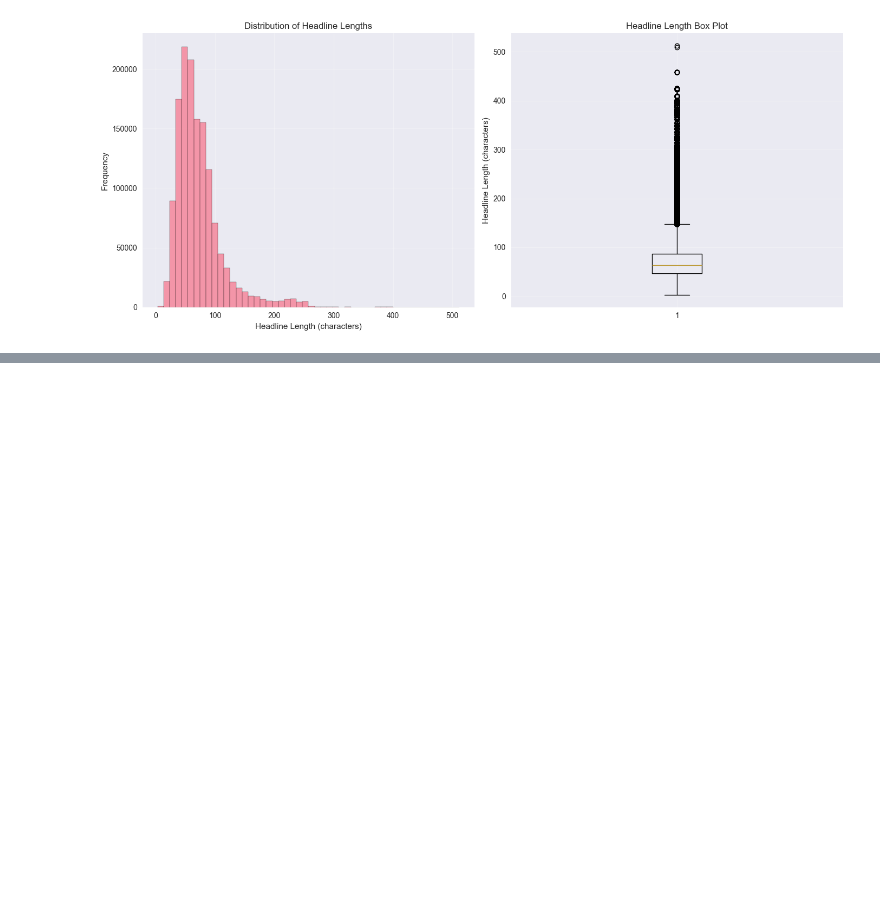
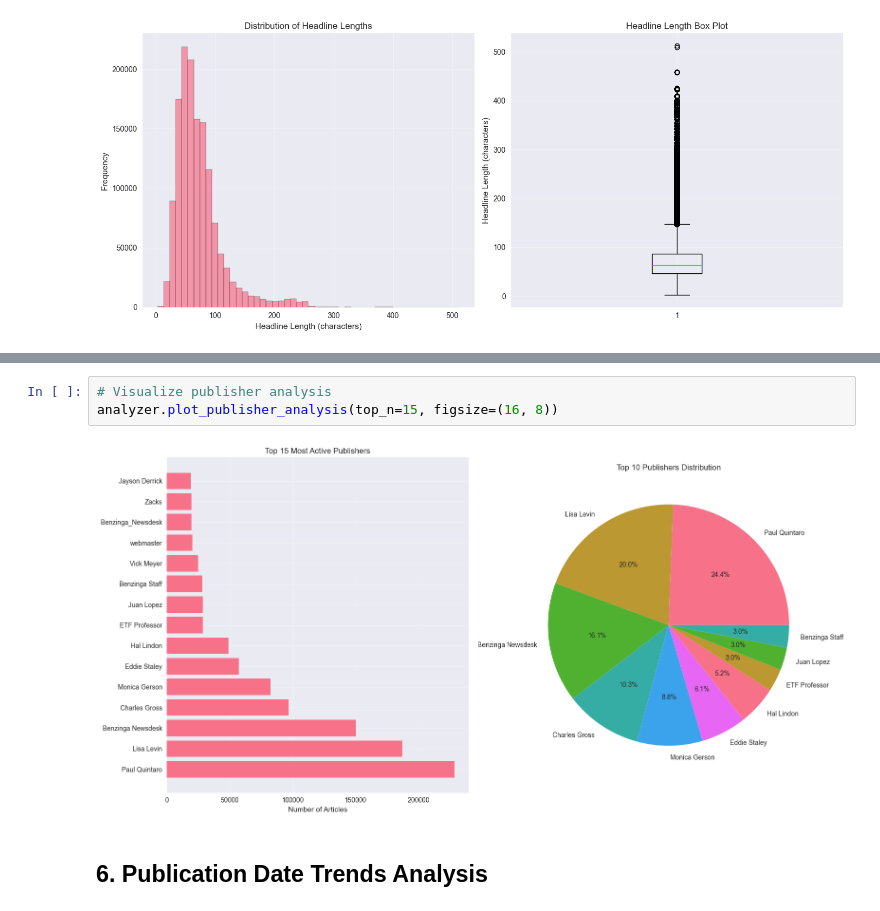
Before and after one commit to projwork/stock-price-prediction-week1, a Jupyter notebook: notebooks/task1_eda.ipynb, the cells around one changed output, grey strips where cells are left out. Cells and saved outputs as stored; diff of their text form; blank space fills up the shorter version.

Commit message:
publication analysis

```diff
--- a/notebooks/task1_eda.ipynb
+++ b/notebooks/task1_eda.ipynb
@@ -168,0 +203,7 @@ analyzer.plot_headline_length_distribution(figsize=(14, 6))
+# %%
+# Visualize publisher analysis
+analyzer.plot_publisher_analysis(top_n=15, figsize=(16, 8))
+# %% [output]
+[figure, added]
+# %% [markdown]
+## 6. Publication Date Trends Analysis
```
Also changed, not shown: parts of 9 cells of this notebook.
